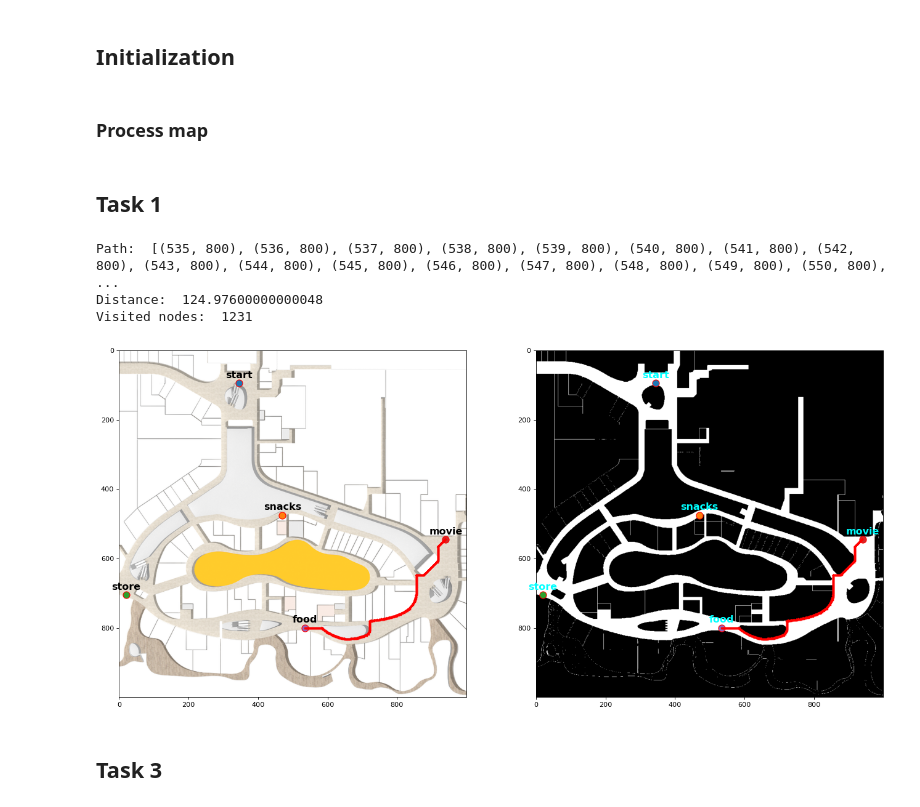
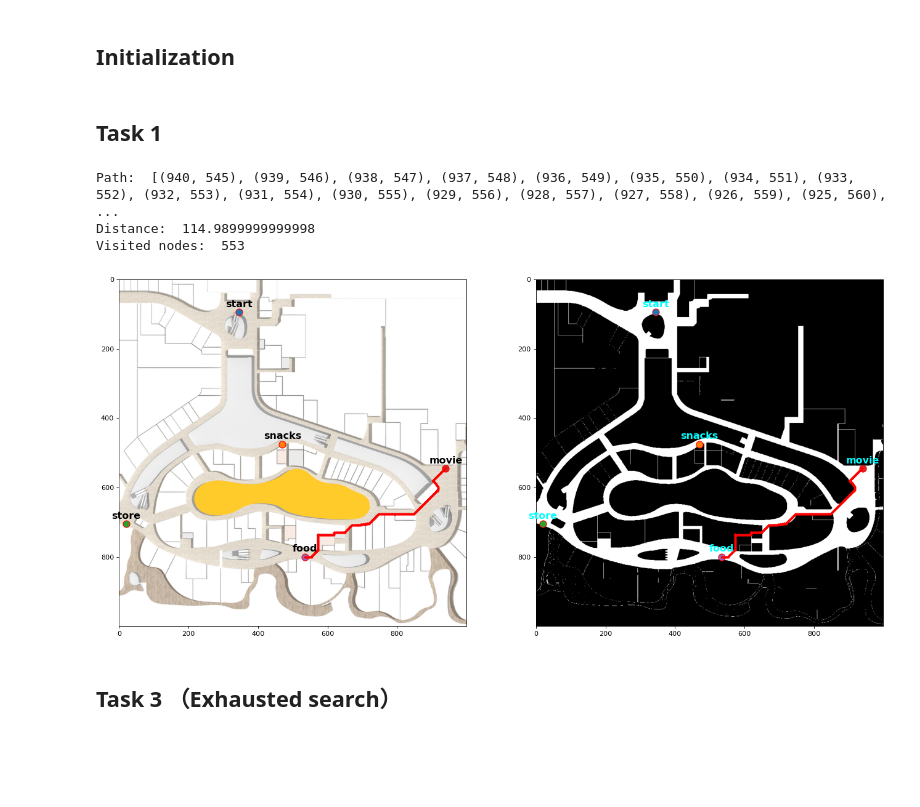
Before and after one commit to JYS997760473/NUS-ME5413-Projects, a Jupyter notebook: Project3-Planning/homework3.ipynb, the cells around one changed output. Cells and saved outputs as stored; diff of their text form; code cells hidden in the pictures; blank space fills up the shorter version.

Commit message:
planning

```diff
--- a/Project3-Planning/homework3.ipynb
+++ b/Project3-Planning/homework3.ipynb
@@ -38,22 +38,6 @@ movie = locations['movie']
 snacks = locations['snacks']
 food = locations['food']
 store = locations['store']
-# %% [markdown]
-### Process map
-# %%
-grid_map_render = grid_map.copy()
-for i in range(1000):
-    for j in range(1000):
-        if grid_map[i, j] == 0:
-            continue
-        else:
-            # current node is white, 255
-            if i == 999 or j == 999:
-                continue
-            if grid_map[i-1,j]+grid_map[i+1,j] == 0 or grid_map[i,j-1]+grid_map[i,j+1]==0 or grid_map[i+1,j+1]+grid_map[i-1,j-1] == 0 or grid_map[i+1,j-1]+grid_map[i-1,j+1] == 0:
-                # this road is only one pixel
-                grid_map[i,j] = 0
-# plt.imshow(grid_map.transpose(), cmap='gray')
 # %% [markdown]
 ## Task 1
 # %%
@@ -62,10 +46,10 @@ def heuristic(current_node, goal_node):
     # return np.sqrt((current_node[0] - goal_node[0])**2 + (current_node[1] - goal_node[1])**2)
 
     # Manhattan Distance:
-    # return abs(current_node[0] - goal_node[0]) + abs(current_node[1] - goal_node[1])
+    return abs(current_node[0] - goal_node[0]) + abs(current_node[1] - goal_node[1])
 
     # Chebyshev Distance:
-    return max(abs(current_node[0] - goal_node[0]), abs(current_node[1] - goal_node[1]))
+    # return max(abs(current_node[0] - goal_node[0]), abs(current_node[1] - goal_node[1]))
 
 def get_neighbors(current_node, grid_map):
     neighbors = []
@@ -137,37 +121,36 @@ def Astar(grid_map, start, end):
     # if we reach this point, it means there is no path to the goal node
     return None, None, closed_set
 # %%
-start_node = food
-end_node = movie
+start_node = movie
+end_node = food
 path, distance, closed_set = Astar(grid_map, start_node, end_node)
 print("Path: ", path)
 print("Distance: ", distance)
 print("Visited nodes: ", len(closed_set))
 # %% [output]
-Path:  [(535, 800), (536, 800), (537, 800), (538, 800), (539, 800), (540, 800), (541, 800), (542, 800), (543, 800), (544, 800), (545, 800), (546, 800), (547, 800), (548, 800), (549, 800), (550, 800),  ...
-Distance:  124.97600000000048
-Visited nodes:  1231
+Path:  [(940, 545), (939, 546), (938, 547), (937, 548), (936, 549), (935, 550), (934, 551), (933, 552), (932, 553), (931, 554), (930, 555), (929, 556), (928, 557), (927, 558), (926, 559), (925, 560),  ...
+Distance:  114.9899999999998
+Visited nodes:  553
 # %%
 plt.figure(figsize=(20, 10), dpi=80)
 plt.subplot(1,2,1)
 plt.imshow(floor_plan)
 plot_locations(locations)
 # plot the path
 for i in range(len(path)-1):
     x = [path[i][0], path[i+1][0]]
     y = [path[i][1], path[i+1][1]]
     plt.plot(x, y, 'r', linewidth=3)
 plt.subplot(1,2,2)
-plt.imshow(grid_map_render.transpose(), cmap='gray')
+plt.imshow(grid_map_img, cmap='gray')
 plot_locations(locations, color='cyan')
 # plot the path
 for i in range(len(path)-1):
     x = [path[i][0], path[i+1][0]]
     y = [path[i][1], path[i+1][1]]
     plt.plot(x, y, 'r', linewidth=3)
-
-plt.savefig("/Users/jiayansong/Desktop/nus/ME5413/NUS-ME5413-Projects/Project3-Planning/figures/"+"astar_"+"ch_"+str(list(locations.keys())[list(locations.values()).index(start_node)])+str(2)+str(list(locations.keys())[list(locations.values()).index(end_node)])+".png")
+plt.show()
 # %% [output]
-[figure, old version]
+[figure, new version]
 # %% [markdown]
-## Task 3
+## Task 3 （Exhausted search）
```
Also changed, not shown: parts of 2 cells of this notebook, 4 other files.
